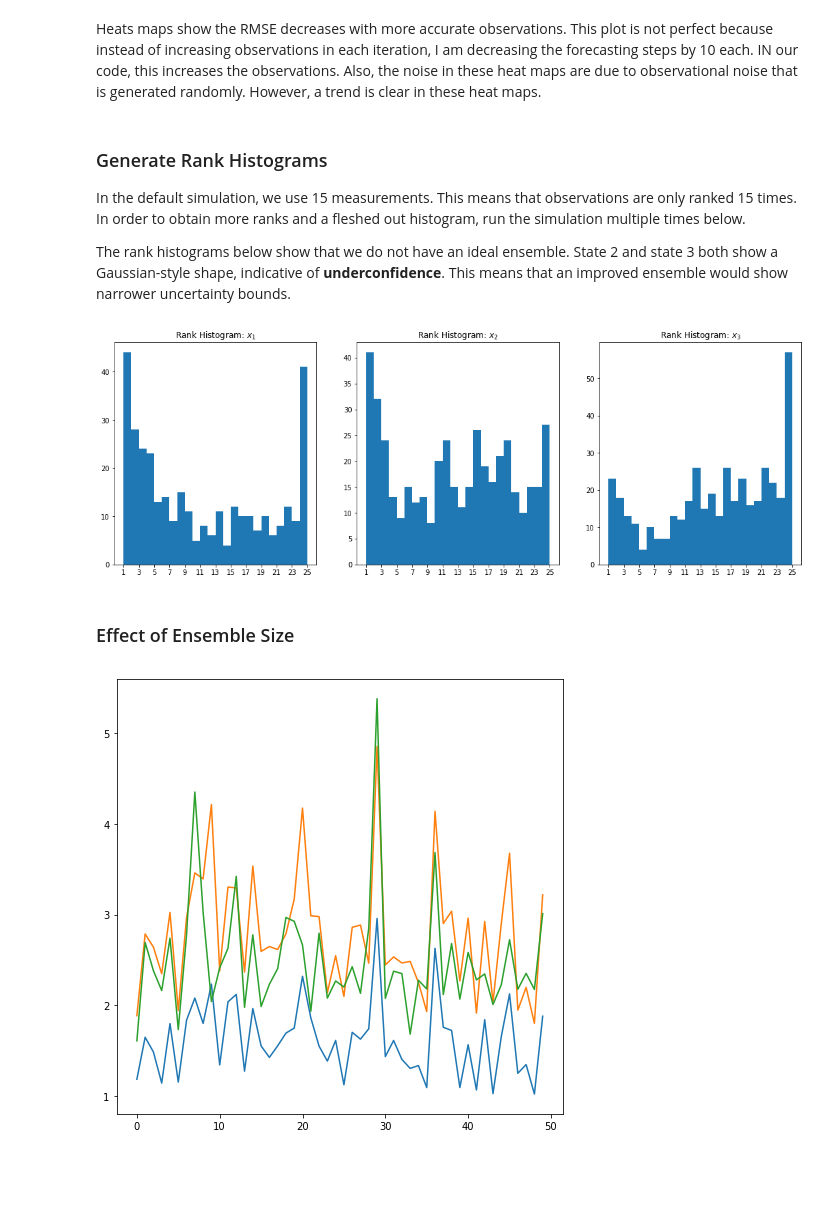
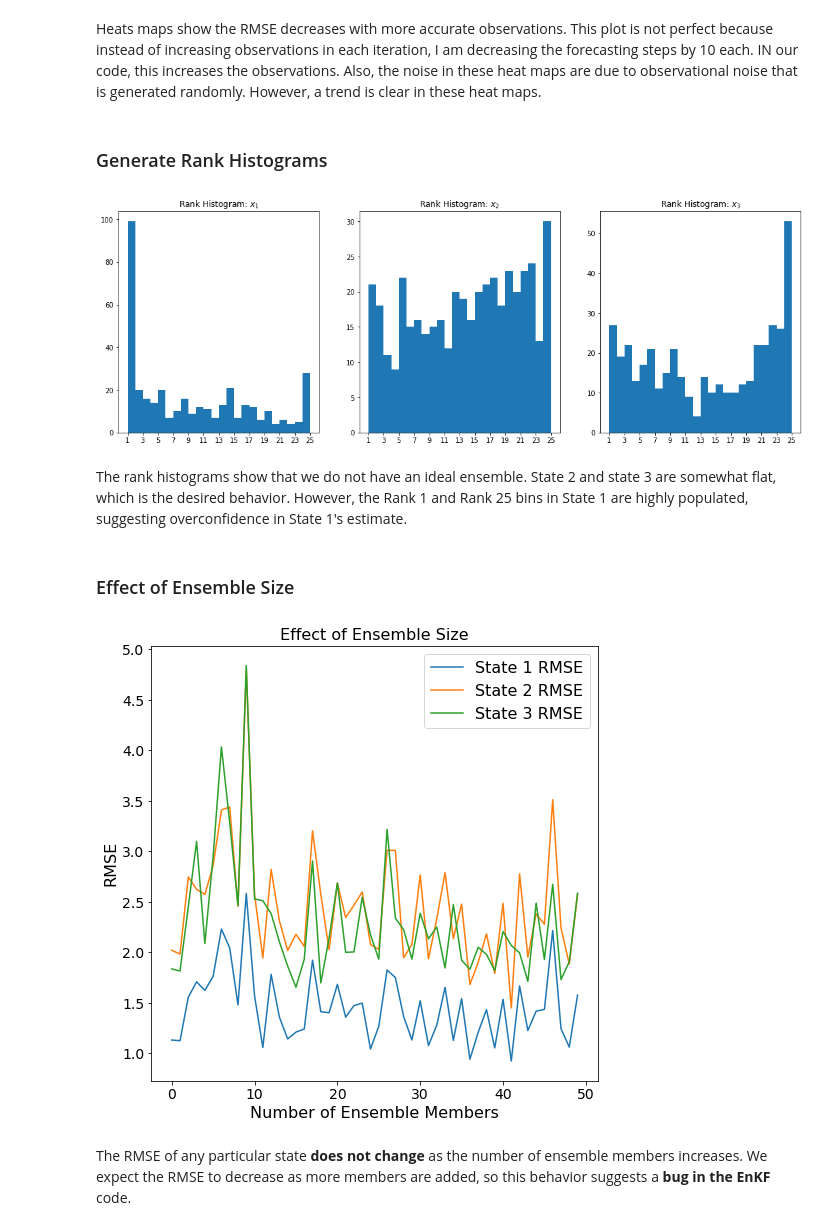
Before and after one commit to Markleonard1019/ASEN, a Jupyter notebook: midterm_Q2_MarkAlex_Final.ipynb, the cells around one changed output. Saved outputs shown, nothing was run; the diff lists cells and outputs as text; code cells hidden in the pictures; blank space fills up the shorter version.

```diff
--- a/midterm_Q2_MarkAlex_Final.ipynb
+++ b/midterm_Q2_MarkAlex_Final.ipynb
@@ -297,7 +296,7 @@ for i in range(1,N_obs):
             M = calc_TLM(prev_analysis_state.copy())
 
             ## Forecast to next timestep
-            xf = advance_time(curr_state.copy(), coeffs, h_sys)  # Forecast to next time step
+            xf = advance_state(curr_state.copy(), coeffs, h_sys)  # Forecast to next time step
             Pf = advance_cov(curr_P.copy(), M, Q, h_sys)
             xf_EKF[:,i*dyn2meas+j], Pf_EKF[:,:,i*dyn2meas+j] = xf.copy(), Pf.copy()
 
@@ -317,7 +316,7 @@ for S in range(3):
     #plt.scatter(t_obs, np.ravel(xa_EKF[S,:]),color='orange',label='$x^a_{EKF}$')
     plt.ylabel(f'$x_{S+1}$')
     plt.xlabel('Seconds')
-    plt.ylim(-25,50)
+#     plt.ylim(-25,50)
     for v in t_obs:
         plt.axvline(v,alpha=0.3)
 
@@ -734,10 +736,7 @@ plt.colorbar();plt.show()
 # %% [markdown]
 Heats maps show the RMSE decreases with more accurate observations. This plot is not perfect because instead of increasing observations in each iteration, I am decreasing the forecasting steps by 10 each. IN our code, this increases the observations. Also, the noise in these heat maps are due to observational noise that is generated randomly. However, a trend is clear in these heat maps.
-# %% [markdown]
-### Generate Rank Histograms
-In the default simulation, we use 15 measurements. This means that observations are only ranked 15 times. In order to obtain more ranks and a fleshed out histogram, run the simulation multiple times below.
-
-The rank histograms below show that we do not have an ideal ensemble. State 2 and state 3 both show a Gaussian-style shape, indicative of **underconfidence**. This means that an improved ensemble would show narrower uncertainty bounds.
+# %% [markdown]
+### Generate Rank Histograms
 # %%
 ## Rank lists
 rank1 = []
@@ -839,7 +838,9 @@ plt.title("Rank Histogram: $x_3$")
 
 plt.show()
 # %% [output]
-[figure, old version]
+[figure, new version]
+# %% [markdown]
+The rank histograms show that we do not have an ideal ensemble. State 2 and state 3 are somewhat flat, which is the desired behavior. However, the Rank 1 and Rank 25 bins in State 1 are highly populated, suggesting overconfidence in State 1's estimate.
 # %% [markdown]
 ### Effect of Ensemble Size
 # %%
@@ -920,9 +921,16 @@ for foo in range(max_ens_membs):
     rmse3_list.append(rmse3)
 # %%
 plt.figure(figsize=(8,8))
+plt.title("Effect of Ensemble Size", fontsize=16)
 plt.plot(range(max_ens_membs), rmse1_list, label='State 1 RMSE')
 plt.plot(range(max_ens_membs), rmse2_list, label='State 2 RMSE')
 plt.plot(range(max_ens_membs), rmse3_list, label='State 3 RMSE')
+plt.ylabel("RMSE", fontsize=16)
+plt.xlabel("Number of Ensemble Members", fontsize=16)
+plt.tick_params(labelsize=14)
+plt.legend(fontsize=16)
 plt.show()
 # %% [output]
-[figure, old version]
+[figure, new version]
+# %% [markdown]
+The RMSE of any particular state **does not change** as the number of ensemble members increases. We expect the RMSE to decrease as more members are added, so this behavior suggests a **bug in the EnKF** code.
```
Also changed, not shown: parts of 13 cells of this notebook, 1 other file.
